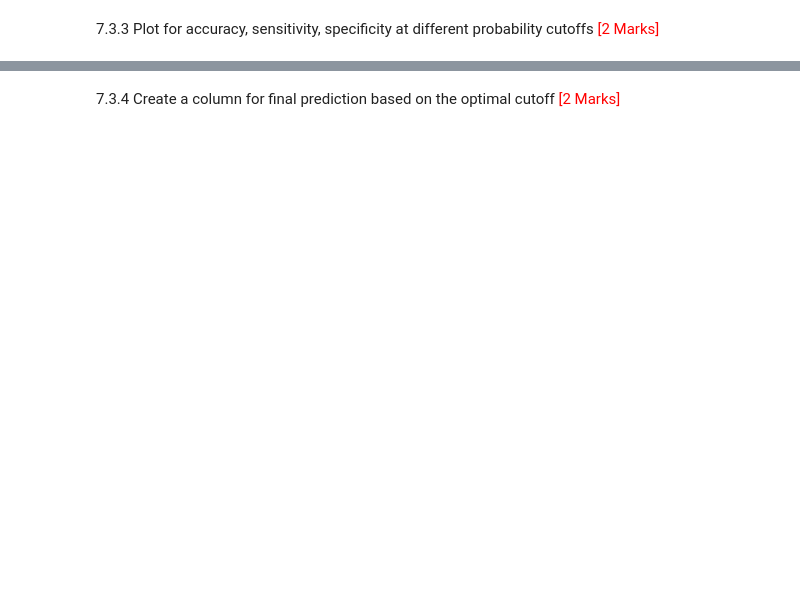
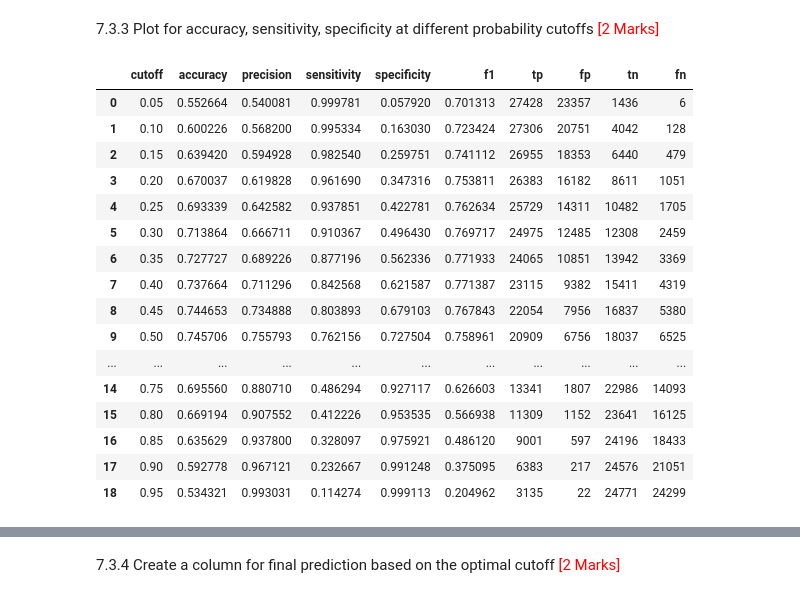
Before and after one commit to micmayman1995/predicting-employee-retention, a Jupyter notebook: Predicting_Employee_Retention_Starter.ipynb, the cells around one changed output, grey strips where cells are left out. Drawn from its saved outputs; the diff is of its cells as text; code cells hidden in the pictures; blank space fills up the shorter version.

```diff
--- a/Predicting_Employee_Retention_Starter.ipynb
+++ b/Predicting_Employee_Retention_Starter.ipynb
@@ -747,0 +1096,45 @@ metrics_df
+# %%
+# Create a DataFrame to see the values of accuracy, sensitivity, and specificity at different values of probability cutoffs
+rows = []
+for c in cutoffs:
+    y_pred = df[f'pred_c{c:.2f}']
+    acc = accuracy_score(df['y_true'], y_pred)
+    prec = precision_score(df['y_true'], y_pred, zero_division=0)
+    sensitivity = recall_score(df['y_true'], y_pred, zero_division=0)
+    f1 = f1_score(df['y_true'], y_pred, zero_division=0)
+    tn, fp, fn, tp = confusion_matrix(df['y_true'], y_pred).ravel()
+    specificity = tn / (tn + fp) if (tn + fp) > 0 else np.nan
+
+    rows.append({
+        'cutoff': c,
+        'accuracy': acc,
+        'precision': prec,
+        'sensitivity': sensitivity,
+        'specificity': specificity,
+        'f1': f1,
+        'tp': tp, 'fp': fp, 'tn': tn, 'fn': fn
+    })
+
+metrics_df = pd.DataFrame(rows).sort_values('cutoff').reset_index(drop=True)
+
+roc_auc = roc_auc_score(df['y_true'], df['y_proba'])
+fpr, tpr, thresholds = roc_curve(df['y_true'], df['y_proba'])
+metrics_df
+# %% [output]
+|  | cutoff | accuracy | precision | sensitivity | specificity | f1 | tp | fp | tn | fn |
+| 0 | 0.05 | 0.552664 | 0.540081 | 0.999781 | 0.057920 | 0.701313 | 27428 | 23357 | 1436 | 6 |
+| 1 | 0.10 | 0.600226 | 0.568200 | 0.995334 | 0.163030 | 0.723424 | 27306 | 20751 | 4042 | 128 |
+| 2 | 0.15 | 0.639420 | 0.594928 | 0.982540 | 0.259751 | 0.741112 | 26955 | 18353 | 6440 | 479 |
+| 3 | 0.20 | 0.670037 | 0.619828 | 0.961690 | 0.347316 | 0.753811 | 26383 | 16182 | 8611 | 1051 |
+| 4 | 0.25 | 0.693339 | 0.642582 | 0.937851 | 0.422781 | 0.762634 | 25729 | 14311 | 10482 | 1705 |
+| 5 | 0.30 | 0.713864 | 0.666711 | 0.910367 | 0.496430 | 0.769717 | 24975 | 12485 | 12308 | 2459 |
+| 6 | 0.35 | 0.727727 | 0.689226 | 0.877196 | 0.562336 | 0.771933 | 24065 | 10851 | 13942 | 3369 |
+| 7 | 0.40 | 0.737664 | 0.711296 | 0.842568 | 0.621587 | 0.771387 | 23115 | 9382 | 15411 | 4319 |
+| 8 | 0.45 | 0.744653 | 0.734888 | 0.803893 | 0.679103 | 0.767843 | 22054 | 7956 | 16837 | 5380 |
+| 9 | 0.50 | 0.745706 | 0.755793 | 0.762156 | 0.727504 | 0.758961 | 20909 | 6756 | 18037 | 6525 |
+| ... | ... | ... | ... | ... | ... | ... | ... | ... | ... | ... |
+| 14 | 0.75 | 0.695560 | 0.880710 | 0.486294 | 0.927117 | 0.626603 | 13341 | 1807 | 22986 | 14093 |
+| 15 | 0.80 | 0.669194 | 0.907552 | 0.412226 | 0.953535 | 0.566938 | 11309 | 1152 | 23641 | 16125 |
+| 16 | 0.85 | 0.635629 | 0.937800 | 0.328097 | 0.975921 | 0.486120 | 9001 | 597 | 24196 | 18433 |
+| 17 | 0.90 | 0.592778 | 0.967121 | 0.232667 | 0.991248 | 0.375095 | 6383 | 217 | 24576 | 21051 |
+| 18 | 0.95 | 0.534321 | 0.993031 | 0.114274 | 0.999113 | 0.204962 | 3135 | 22 | 24771 | 24299 |
```
Also changed, not shown: parts of 75 cells of this notebook.
